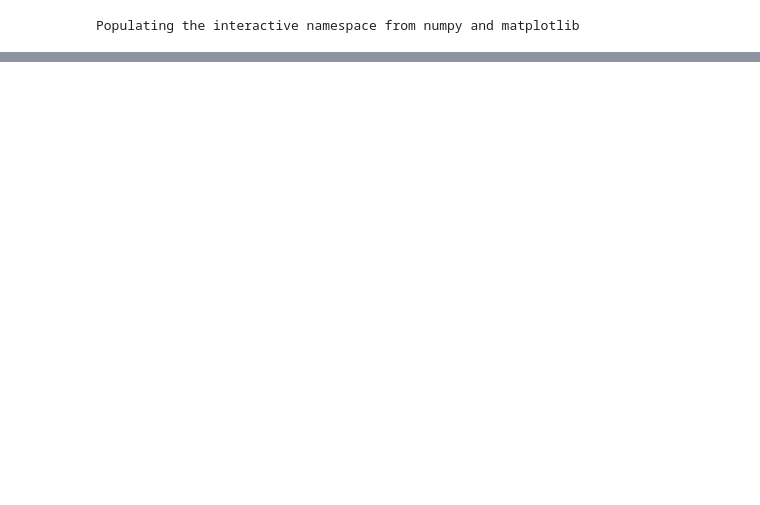
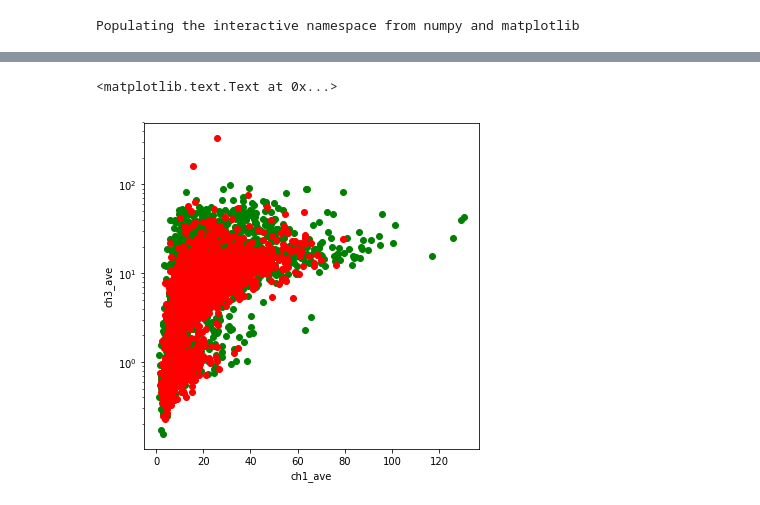
Before and after one commit to dwaithe/peroxisome_scripts, a Jupyter notebook: Double color analysis.ipynb, the cells around one changed output, grey strips where cells are left out. Cells and saved outputs as stored; diff of their text form; code cells hidden in the pictures; blank space fills up the shorter version.

```diff
--- a/Double color analysis.ipynb
+++ b/Double color analysis.ipynb
@@ -253,0 +323,20 @@ for ds in data_store:
+# %%
+import patch_fn as pf
+reload(pf)
+
+dir_path = '/Users/dwaithe/Documents/collaborators/ReglinskiK/STED_imgs/'
+folderlist = []
+folderlist.append(dir_path+'20170821/HEK KO PEX14 pEB109 5Days/RGB_im/')
+folderlist.append(dir_path+'20171010/HEK KO PEX14 pEB109 5 Days/RGB_im/')
+folderlist.append(dir_path+'20171024/HEK KO PEX14 pEB109 Day5/RGB_im/')
+folderlist.append(dir_path+'20171122/HEK KO PEX14 pEB109 5 Days/RGB_im/')
+
+cond_A = pf.collect_data_measurements(folderlist)
+
+folderlist = []
+folderlist.append(dir_path+'20170821/HEK KO PEX14 pJK28 5Days/RGB_im/')
+folderlist.append(dir_path+'20171010/HEK KO PEX14 pJK28 5 Days/RGB_im/')
+folderlist.append(dir_path+'20171024/HEK KO PEX14 pJK28 Day 5/RGB_im/')
+folderlist.append(dir_path+'20171122/HEK KO PEX14 pJK28 5 Days/RGB_im/')
+
+cond_B = pf.collect_data_measurements(folderlist)
@@ -253,0 +393,22 @@ for ds in data_store:
+# %%
+#Example of analysis.
+#Comparing Ch1 and Ch3 in conditions A (green) and B (red).
+figsize(6,6)
+#Collates the measurements for each file and displays them
+measurement_x = 'ch1_ave'
+measurement_y = 'ch3_ave'
+#Formats data into two lists for X and Y plot
+values_x0,values_y0 = pf.collate_data_XY(cond_A,measurement_x,measurement_y)
+#plots data and labels it with green points 'go'.
+semilogy(values_x0,values_y0,'go')
+#Formats data into two lists for X and Y plot
+values_x1,values_y1 = pf.collate_data_XY(cond_B,measurement_x,measurement_y)
+#plots data and labels it with red points 'ro'.
+semilogy(values_x1,values_y1,'ro')
+
+#labels the access.
+xlabel(measurement_x)
+ylabel(measurement_y)
+# %% [output]
+<matplotlib.text.Text at 0x...>
+[figure, added]
```
Also changed, not shown: parts of 29 cells of this notebook.
